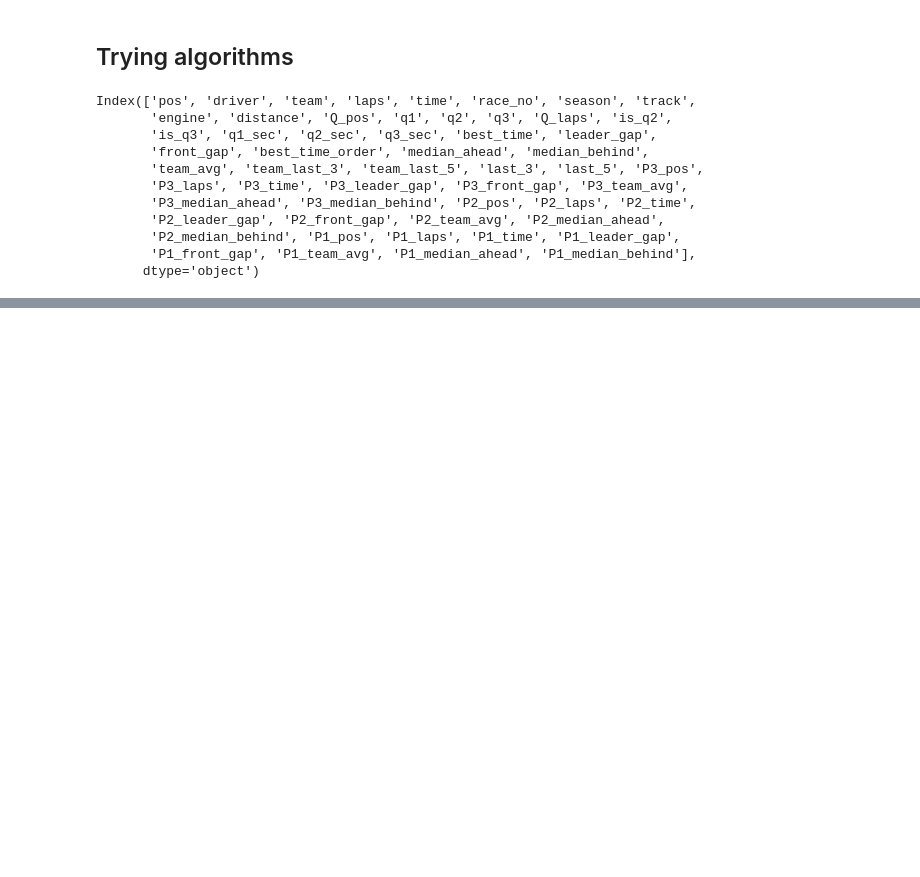
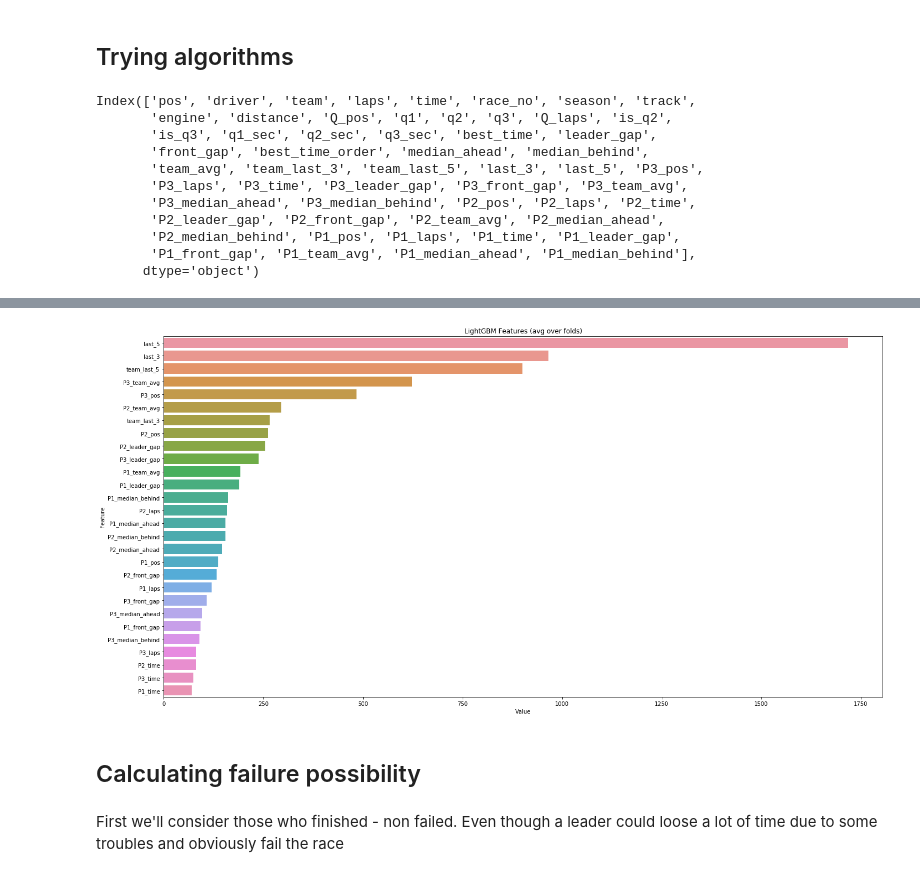
Before and after one commit to ruzarx/MLPr, a Jupyter notebook: F1/F1_basic.ipynb, the cells around one changed output, grey strips where cells are left out. Saved outputs shown, nothing was run; the diff lists cells and outputs as text; code cells hidden in the pictures; blank space fills up the shorter version.

```diff
--- a/F1/F1_basic.ipynb
+++ b/F1/F1_basic.ipynb
@@ -1060,5 +1048,0 @@ Mean score is 0.98128902720357
-# %%
-X_train, x_test, y_train, y_test = train_test_split(q_data, q_target, test_size = 0.2, stratify = target, shuffle = True)
-clf = RandomForestClassifier(n_estimators=500)
-clf.fit(X_train, y_train)
-roc_auc_score(y_test, clf.predict(x_test))
@@ -1074,0 +1111,2 @@ plt.show()
+# %%
+clf = modeller_LGBM(p_data, p_target)
@@ -1074,0 +1135,14 @@ plt.show()
+# %%
+feature_imp = pd.DataFrame(sorted(zip(clf.feature_importance(importance_type = 'gain'), p_data.columns)), columns=['Value','Feature'])
+
+plt.figure(figsize=(20, 10))
+sns.barplot(x="Value", y="Feature", data=feature_imp.sort_values(by="Value", ascending=False))
+plt.title('LightGBM Features (avg over folds)')
+plt.tight_layout()
+plt.show()
+# %% [output]
+[figure, added]
+# %% [markdown]
+## Calculating failure possibility
+# %% [markdown]
+First we'll consider those who finished - non failed. Even though a leader could loose a lot of time due to some troubles and obviously fail the race
```
Also changed, not shown: parts of 74 cells of this notebook.
